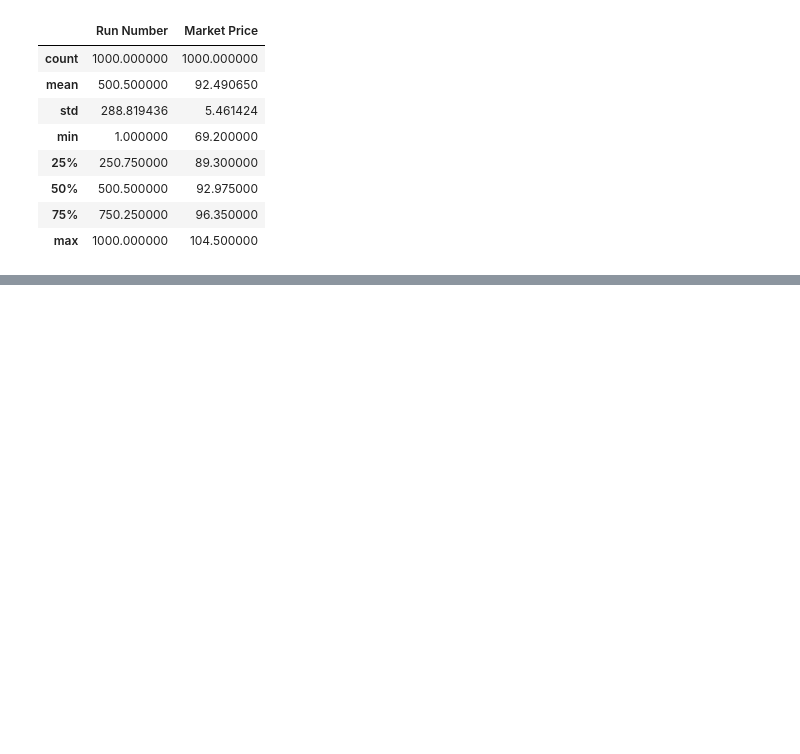
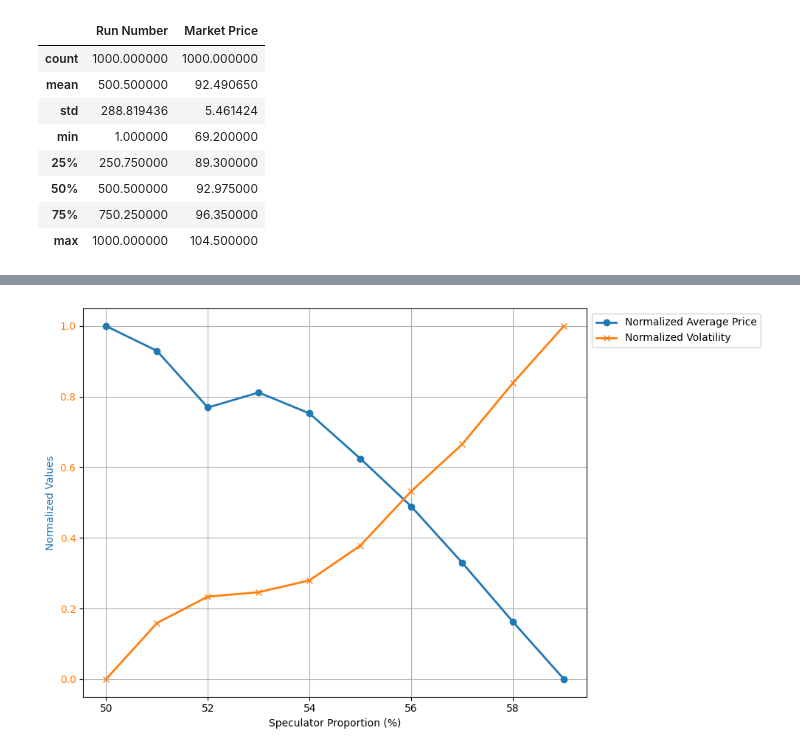
Before and after one commit to richardeli/Thesis, a Jupyter notebook: Data Analysis/Simple_Trade_Rationale.ipynb, the cells around one changed output, grey strips where cells are left out. Drawn from its saved outputs; the diff is of its cells as text; code cells hidden in the pictures; blank space fills up the shorter version.

```diff
--- a/Data Analysis/Simple_Trade_Rationale.ipynb
+++ b/Data Analysis/Simple_Trade_Rationale.ipynb
@@ -106,0 +193,19 @@ result
+# %%
+# df = pd.read_csv("/Users/richardeli/Downloads/USYD/Thesis/Data Generated/Spec_Change_20.csv")
+df = pd.read_csv("C:\\Users\\Ricky\\Documents\\GitHub\\Thesis\\Data Generated\\Spec_Change_20.csv")
+
+volatility_columns = [f'Cycle {i} Volatility' for i in range(1, 11)]
+average_price_columns = [f'Cycle {i} Average Price' for i in range(1, 11)]
+average_spec_columns = [f'Cycle {i} Speculator Proportion' for i in range(1, 11)]
+
+volatility_averages = df[volatility_columns].mean()
+average_price_averages = df[average_price_columns].mean()
+spec_proportion_averages = df[average_spec_columns].mean()
+
+rest_1p = pd.DataFrame({
+    'Cycle': [f'{i}' for i in range(1, 11)],
+    'Average Price': average_price_averages.values,
+    'Volatility': volatility_averages.values,
+    'Speculator Proportion': spec_proportion_averages.values
+})
+rest_1p
@@ -106,0 +224,32 @@ result
+# %%
+# Normalize Average Price and Volatility
+rest_1p
+normalized_avg_price = (rest_1p['Average Price'] - rest_1p['Average Price'].min()) / (rest_1p['Average Price'].max() - result['Average Price'].min())
+normalized_volatility = (rest_1p['Volatility'] - rest_1p['Volatility'].min()) / (rest_1p['Volatility'].max() - result['Volatility'].min())
+
+# Create a figure and a single axis
+fig, ax = plt.subplots(figsize=(10, 6))
+
+# Line plot for Normalized Average Price
+color1 = 'tab:blue'
+ax.set_xlabel('Speculator Proportion (%)')
+ax.set_ylabel('Normalized Values', color=color1)
+line1, = ax.plot(rest_1p['Speculator Proportion'], normalized_avg_price,
+                  color=color1, linestyle='-', linewidth=2, marker='o', label='Normalized Average Price')
+ax.tick_params(axis='y', labelcolor=color1)
+ax.grid(True)
+
+# Line plot for Normalized Volatility on the same y-axis
+color2 = 'tab:orange'
+line2, = ax.plot(rest_1p['Speculator Proportion'], normalized_volatility,
+                  color=color2, linestyle='-', linewidth=2, marker='x', label='Normalized Volatility')
+ax.tick_params(axis='y', labelcolor=color2)
+
+# Adding legends
+ax.legend(handles=[line1, line2], loc='upper left', bbox_to_anchor=(1, 1))
+
+# Adjust layout to avoid overlap
+fig.tight_layout()
+plt.show()
+# %% [output]
+[figure, added]
```
Also changed, not shown: parts of 15 cells of this notebook, 11 other files.
